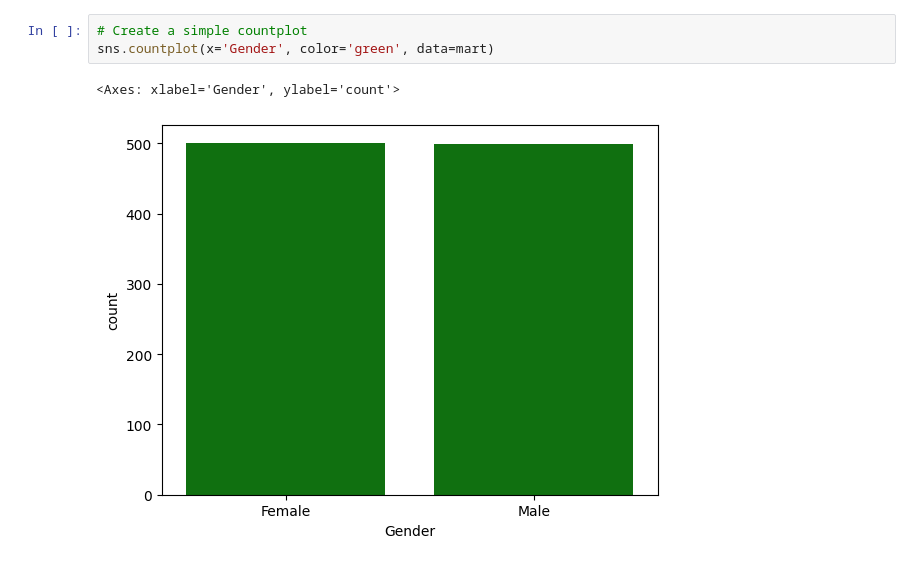
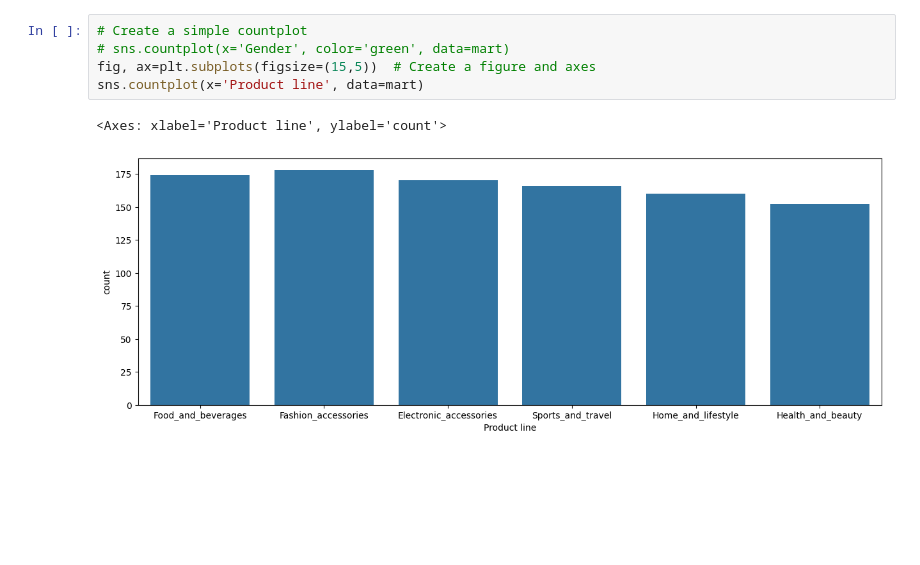
Before and after one commit to Mostafij-k/Python-Learning, a Jupyter notebook: Data/Seaborn.ipynb, the cells around one changed output. Drawn from its saved outputs; the diff is of its cells as text; blank space fills up the shorter version.

```diff
--- a/Data/Seaborn.ipynb
+++ b/Data/Seaborn.ipynb
@@ -85,7 +85,9 @@ mart.head
 [1000 rows x 17 columns]>
 # %%
 # Create a simple countplot
-sns.countplot(x='Gender', color='green', data=mart)
+# sns.countplot(x='Gender', color='green', data=mart)
+fig, ax=plt.subplots(figsize=(15,5))  # Create a figure and axes
+sns.countplot(x='Product line', data=mart)
 # %% [output]
-<Axes: xlabel='Gender', ylabel='count'>
+<Axes: xlabel='Product line', ylabel='count'>
-[figure, old version]
+[figure, new version]
```
Also changed, not shown: parts of 2 cells of this notebook.
